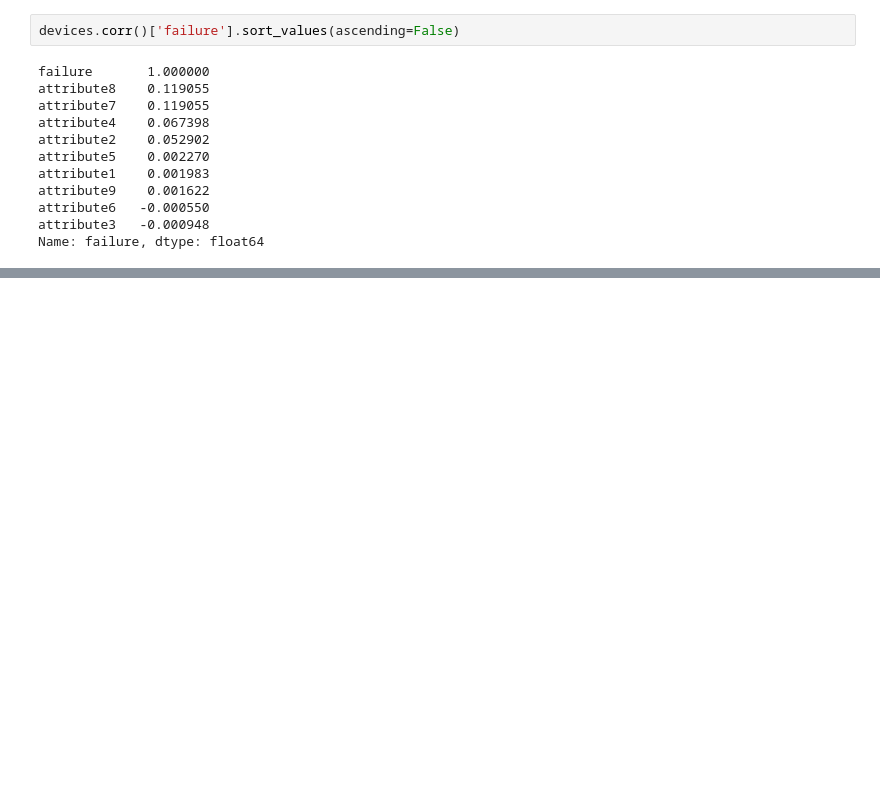
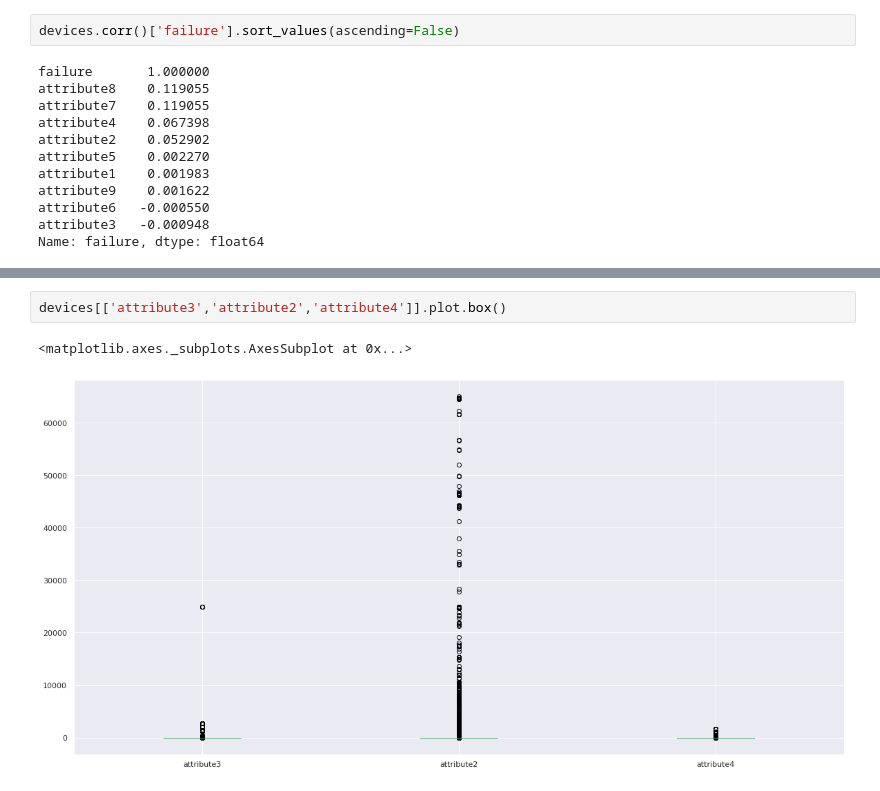
Before and after one commit to qSergio/rare_anomaly, a Jupyter notebook: anomalia/primer_acercamiento.ipynb, the cells around one changed output, grey strips where cells are left out. Drawn from its saved outputs; the diff is of its cells as text; blank space fills up the shorter version.

```diff
--- a/anomalia/primer_acercamiento.ipynb
+++ b/anomalia/primer_acercamiento.ipynb
@@ -114,0 +152,5 @@ devices[["attribute8", "attribute6"]].plot(bins=30, kind="hist")
+# %%
+devices[['attribute3','attribute2','attribute4']].plot.box()
+# %% [output]
+<matplotlib.axes._subplots.AxesSubplot at 0x...>
+[figure, added]
```
Also changed, not shown: parts of 9 cells of this notebook.
